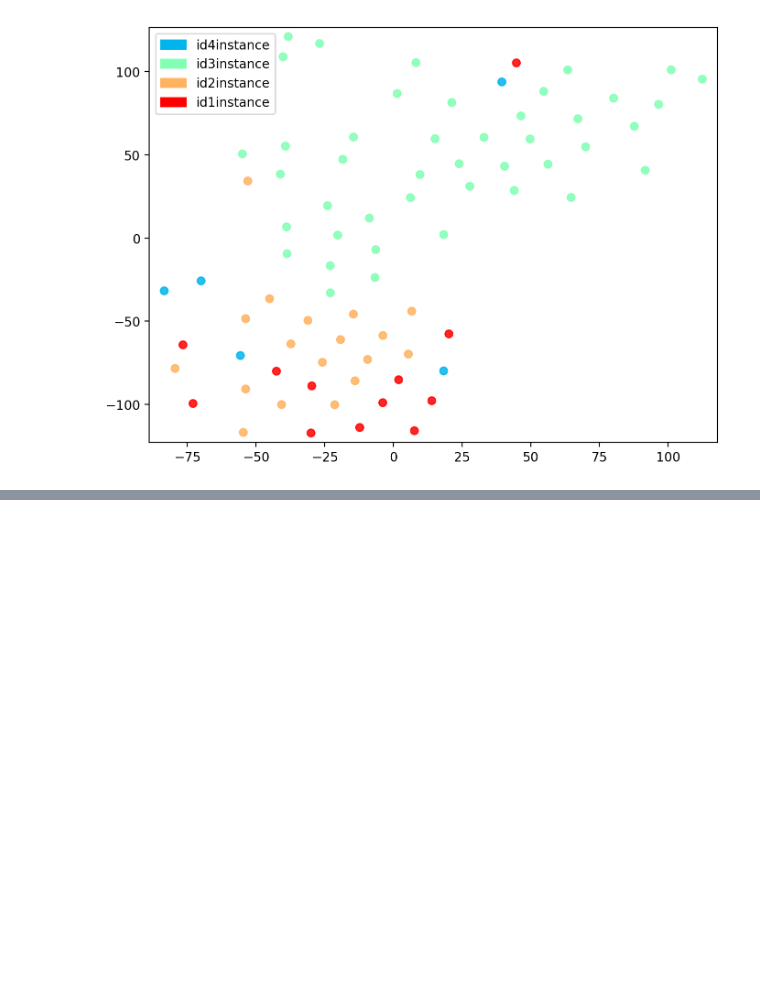
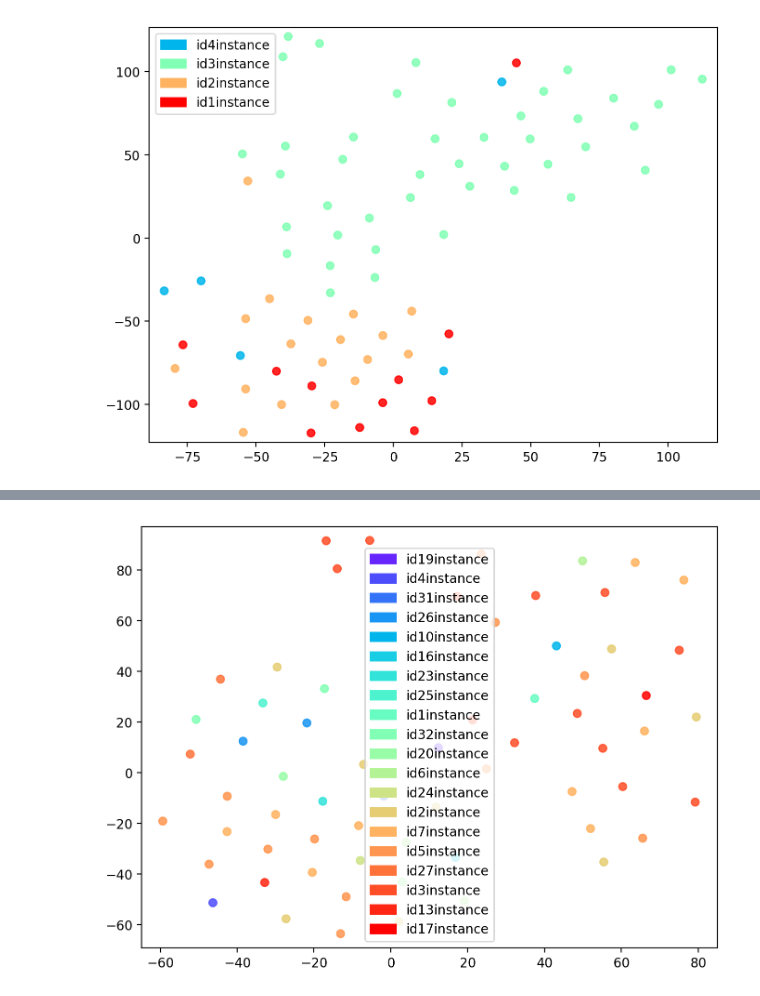
Before and after one commit to bhaney/embeddings, a Jupyter notebook: plot_graph_embeddings.ipynb, the cells around one changed output, grey strips where cells are left out. Cells and saved outputs as stored; diff of their text form; code cells hidden in the pictures; blank space fills up the shorter version.

```diff
--- a/plot_graph_embeddings.ipynb
+++ b/plot_graph_embeddings.ipynb
@@ -204,3 +207,5 @@ subset_embeddings, subset_labels, label_enum = get_sub_embeddings(embedding,op_g
 tsnescatterplot(subset_embeddings, subset_labels, label_enum)
 # %% [output]
 [figure]
+# %%
+finance_embeddings, finance_labels, finance_enum = get_sub_embeddings(embedding,op_graph,'aifb_csv/projects_financed.csv')
@@ -206,0 +230,4 @@ tsnescatterplot(subset_embeddings, subset_labels, label_enum)
+# %%
+tsnescatterplot(finance_embeddings, finance_labels, finance_enum)
+# %% [output]
+[figure, added]
```
Also changed, not shown: parts of 8 cells of this notebook, 3 other files.
